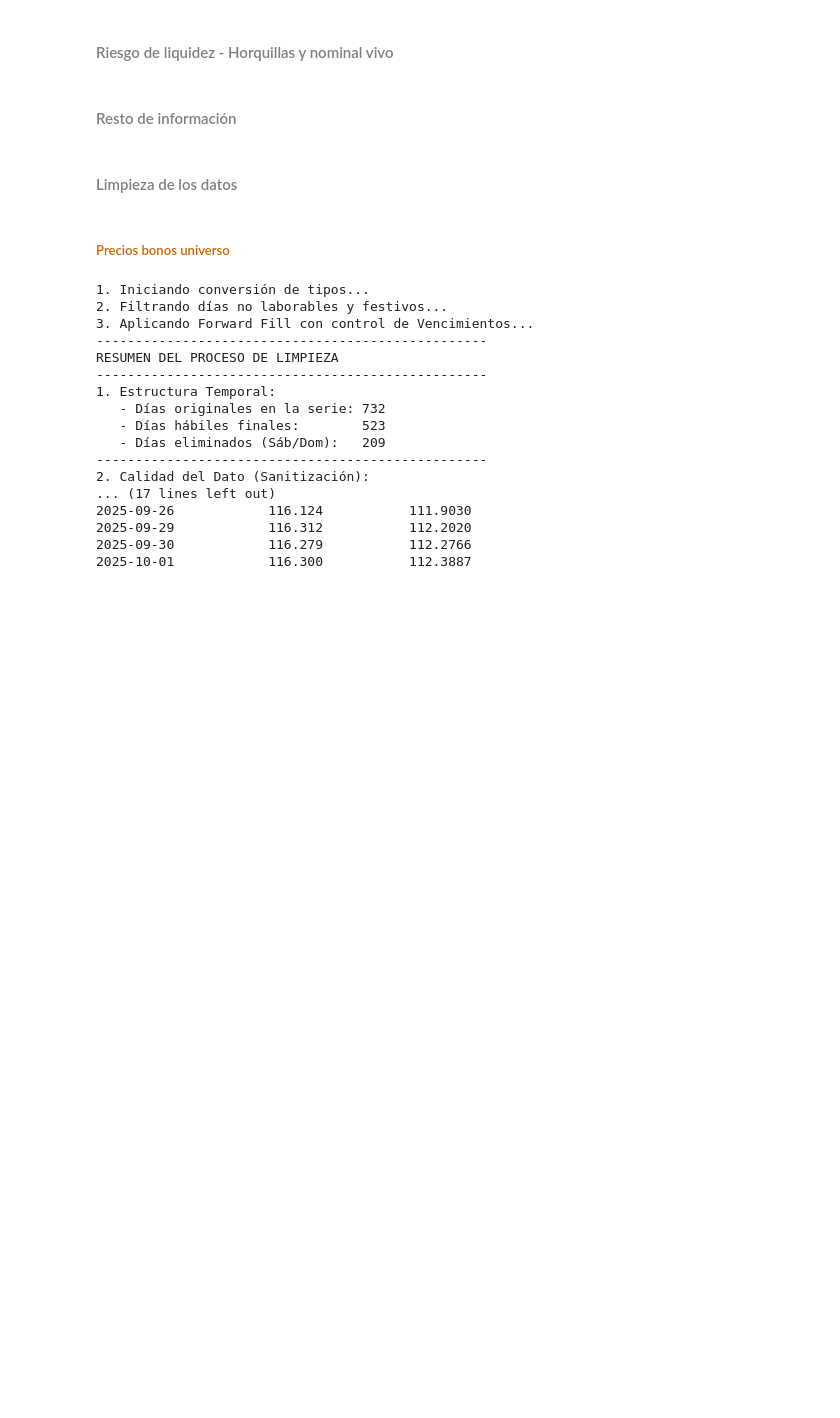
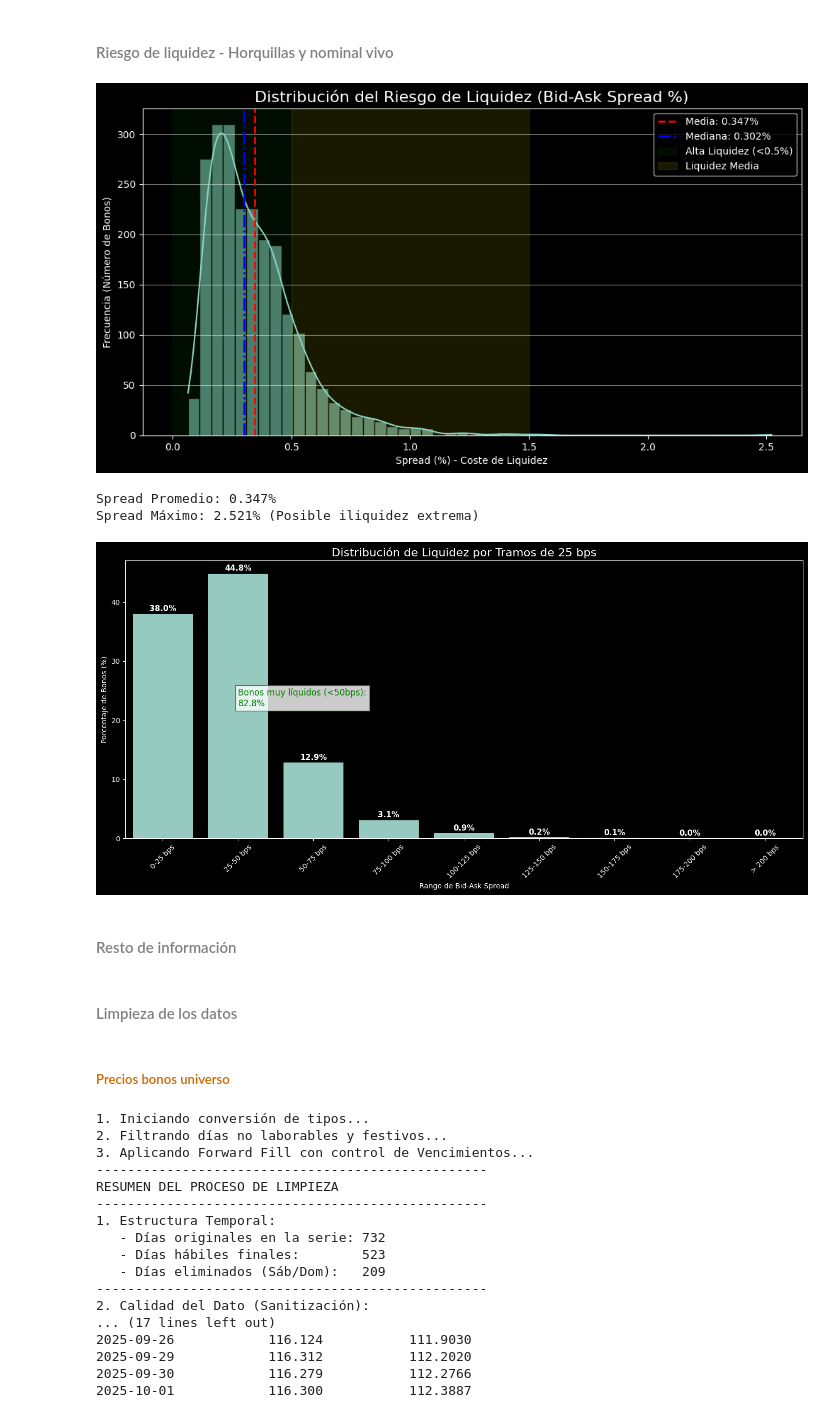
Before and after one commit to javierhernandezm/MIAX---Modulo-2, a Jupyter notebook: src/TallerRF_AnálisisCartera_Enunciado.ipynb, the cells around one changed output. Saved outputs shown, nothing was run; the diff lists cells and outputs as text; code cells hidden in the pictures; blank space fills up the shorter version.

```diff
--- a/src/TallerRF_AnálisisCartera_Enunciado.ipynb
+++ b/src/TallerRF_AnálisisCartera_Enunciado.ipynb
@@ -138,9 +302,13 @@ visualizaton_analysis.ratings_dist_visualization(universo)
 # %% [markdown]
 #### <font color=#808080>Riesgo de liquidez - Horquillas y nominal vivo</font>
 # %%
-visualizaton_analysis.divisas_visualization(universo)
 visualizaton_analysis.riesgo_liquidez(universo)
 visualizaton_analysis.distribuition_liquidez_visualization(universo)
+# %% [output]
+[figure, added]
+Spread Promedio: 0.347%
+Spread Máximo: 2.521% (Posible iliquidez extrema)
+[figure, added]
 # %% [markdown]
 #### <font color=#808080>Resto de información</font>
 # %% [markdown]
```
Also changed, not shown: parts of 18 cells of this notebook, 2 other files.
